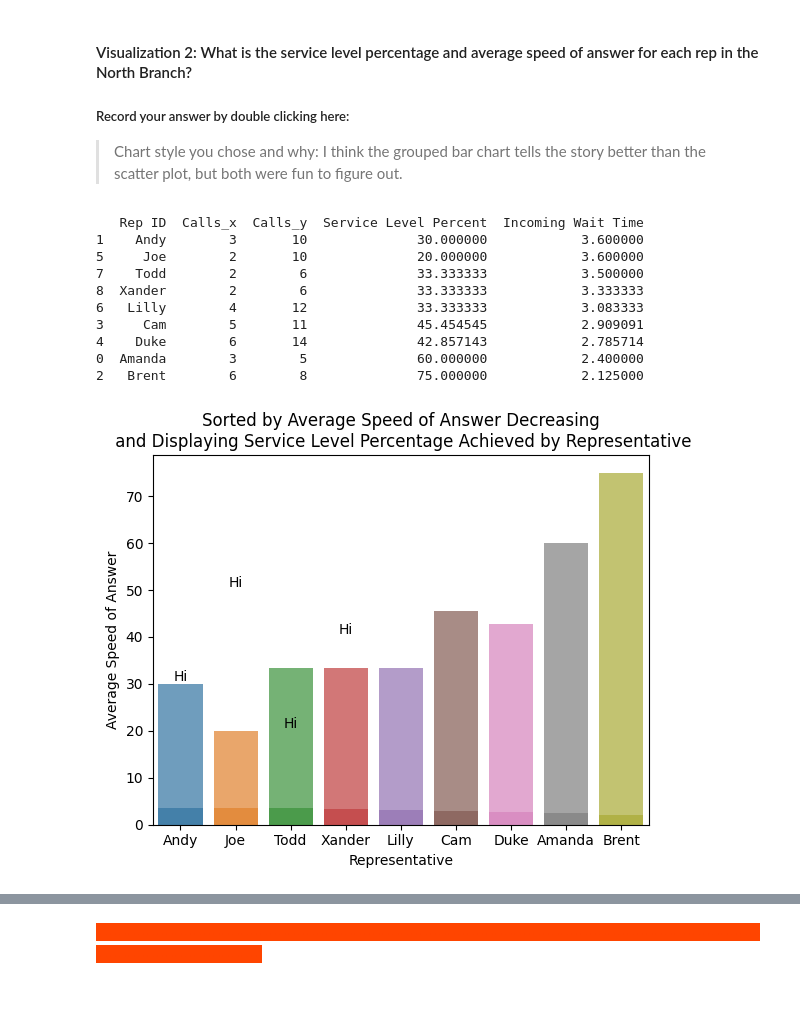
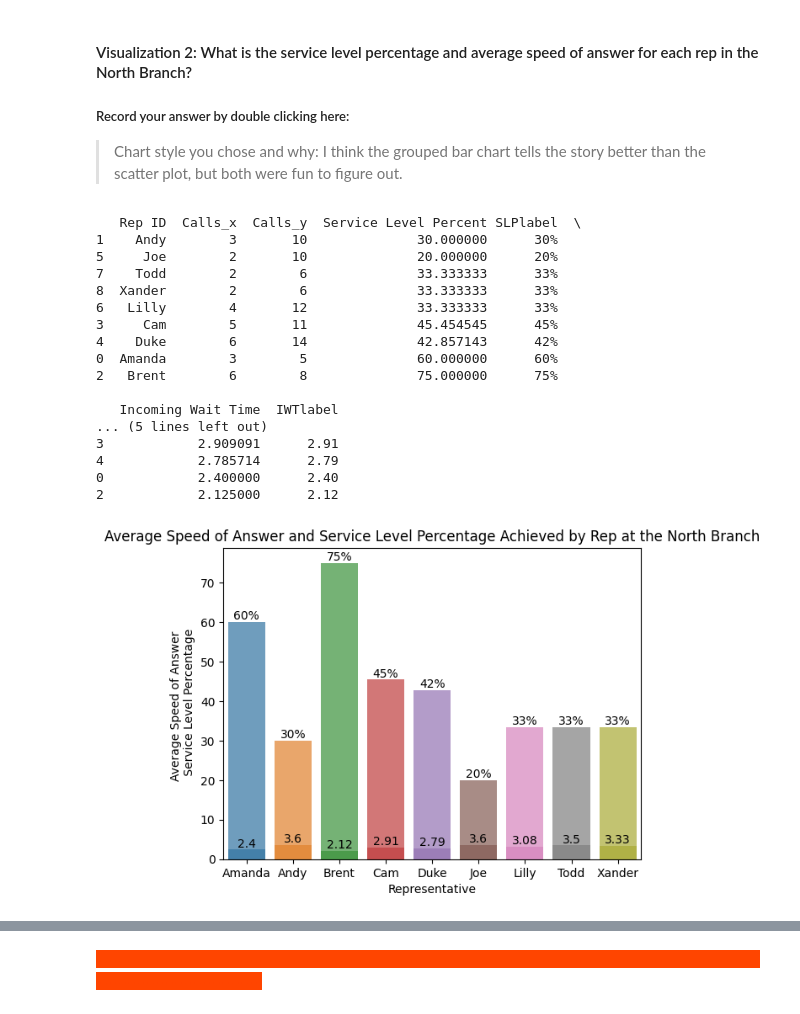
Before and after one commit to e3la/call-center-cleanup-assignment, a Jupyter notebook: Call_Center_Cleanup.ipynb, the cells around one changed output, grey strips where cells are left out. Saved outputs shown, nothing was run; the diff lists cells and outputs as text; code cells hidden in the pictures.

```diff
--- a/Call_Center_Cleanup.ipynb
+++ b/Call_Center_Cleanup.ipynb
@@ -570,39 +570,50 @@ service_level = pd.merge(quick_stats, total_stats, on="Rep ID")
 service_level["Service Level Percent"] = service_level["Calls_x"]/service_level["Calls_y"] * 100
 
 #Your Code Here:
-#service_level["SLPlabel"] = service_level["Service Level Percent"].astype(int).astype(str)+"%"
-#I thought I might need to label the bars, but I don't.
+service_level["SLPlabel"] = service_level["Service Level Percent"].astype(int).astype(str)+"%"
+#create readable labels for the Service Level Percent
+north_plt["IWTlabel"] = north_plt["Incoming Wait Time"].round(2)
+#create readable labels for the Incoming Wait Time
 
-vis2_df = pd.merge(service_level, north_plt, on="Rep ID").sort_values(by='Incoming Wait Time', ascending=False)
-
-print(vis2_df)
+vis2_df = pd.merge(service_level, north_plt, on="Rep ID")
+#sorted_vis2_df = vis2_df.sort_values(by="Incoming Wait Time", ascending=False)
+# I tried to sort the chart, but the labels won't line up when I do that
+print(sorted_vis2_df)
 # %% [output]
-   Rep ID  Calls_x  Calls_y  Service Level Percent  Incoming Wait Time
-1    Andy        3       10              30.000000            3.600000
-5     Joe        2       10              20.000000            3.600000
-7    Todd        2        6              33.333333            3.500000
-8  Xander        2        6              33.333333            3.333333
-6   Lilly        4       12              33.333333            3.083333
-3     Cam        5       11              45.454545            2.909091
-4    Duke        6       14              42.857143            2.785714
-0  Amanda        3        5              60.000000            2.400000
-2   Brent        6        8              75.000000            2.125000
+   Rep ID  Calls_x  Calls_y  Service Level Percent SLPlabel  \
+1    Andy        3       10              30.000000      30%
+5     Joe        2       10              20.000000      20%
+7    Todd        2        6              33.333333      33%
+8  Xander        2        6              33.333333      33%
+6   Lilly        4       12              33.333333      33%
+3     Cam        5       11              45.454545      45%
+4    Duke        6       14              42.857143      42%
+0  Amanda        3        5              60.000000      60%
+2   Brent        6        8              75.000000      75%
+
+   Incoming Wait Time  IWTlabel
+... (5 lines left out)
+3            2.909091      2.91
+4            2.785714      2.79
+0            2.400000      2.40
+2            2.125000      2.12
 # %%
 # Create the bar chart with two stacked bars for each rep
 sns.barplot(x='Rep ID', y='Incoming Wait Time', data=vis2_df, alpha=0.7)
 sns.barplot(x='Rep ID', y="Service Level Percent", data=vis2_df, alpha=0.7)
 
 # Create labels on the bars to help with reading:
+for index, row in vis2_df.iterrows():
+    plt.text(index, row['Incoming Wait Time'], row['IWTlabel'], ha='center', va='bottom')
+    plt.text(index, row['Service Level Percent'], row['SLPlabel'], ha='center', va='bottom')
 
-for index, value in enumerate(values):
-    plt.text(index, value, str('Hi'), ha='center', va='bottom')
 
 # Add labels and title
 plt.xlabel('Representative')
-plt.ylabel('Average Speed of Answer')
-plt.title('Sorted by Average Speed of Answer Decreasing\n and Displaying Service Level Percentage Achieved by Representative')
+plt.ylabel('Average Speed of Answer \n Service Level Percentage')
+plt.title('Average Speed of Answer and Service Level Percentage Achieved by Rep at the North Branch')
 
 # Show the plot
 plt.show()
 # %% [output]
-[figure, old version]
+[figure, new version]
```
Also changed, not shown: parts of 3 cells of this notebook.
